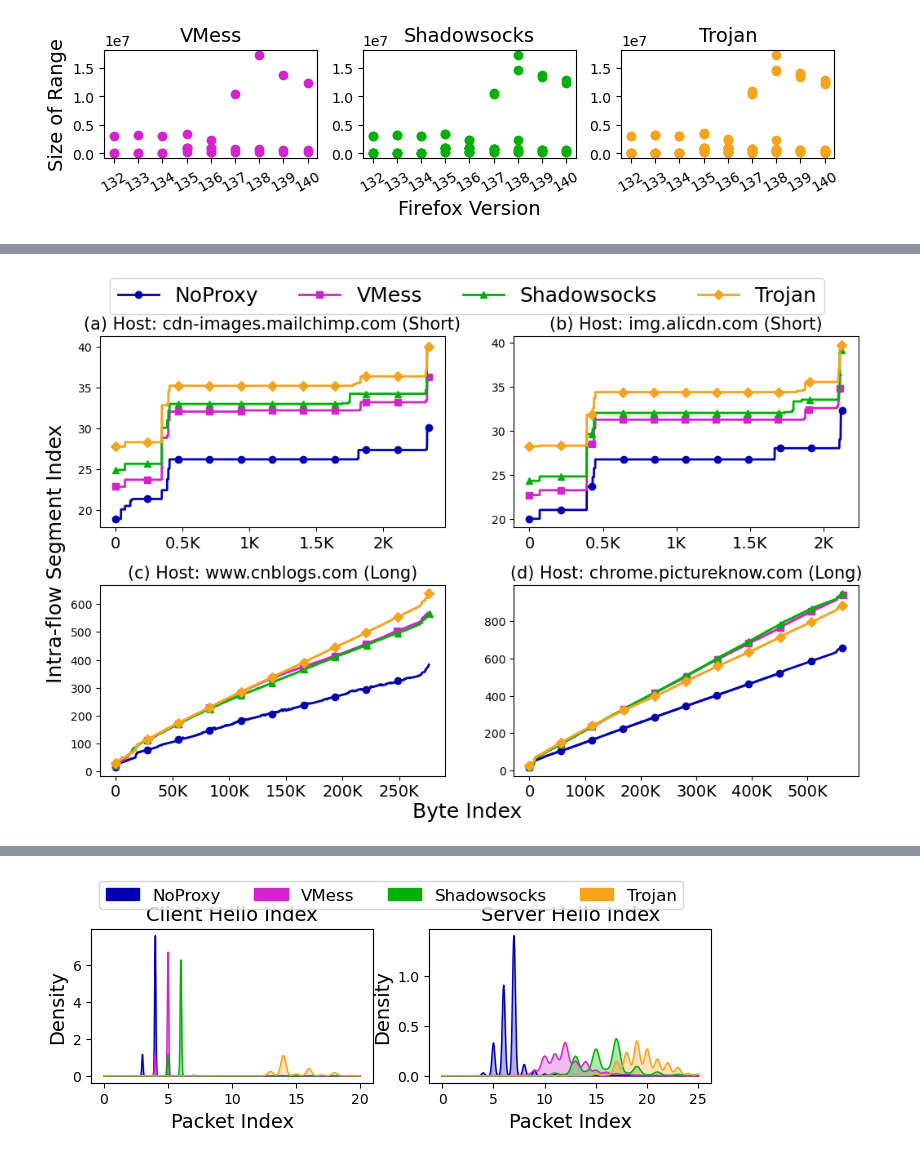
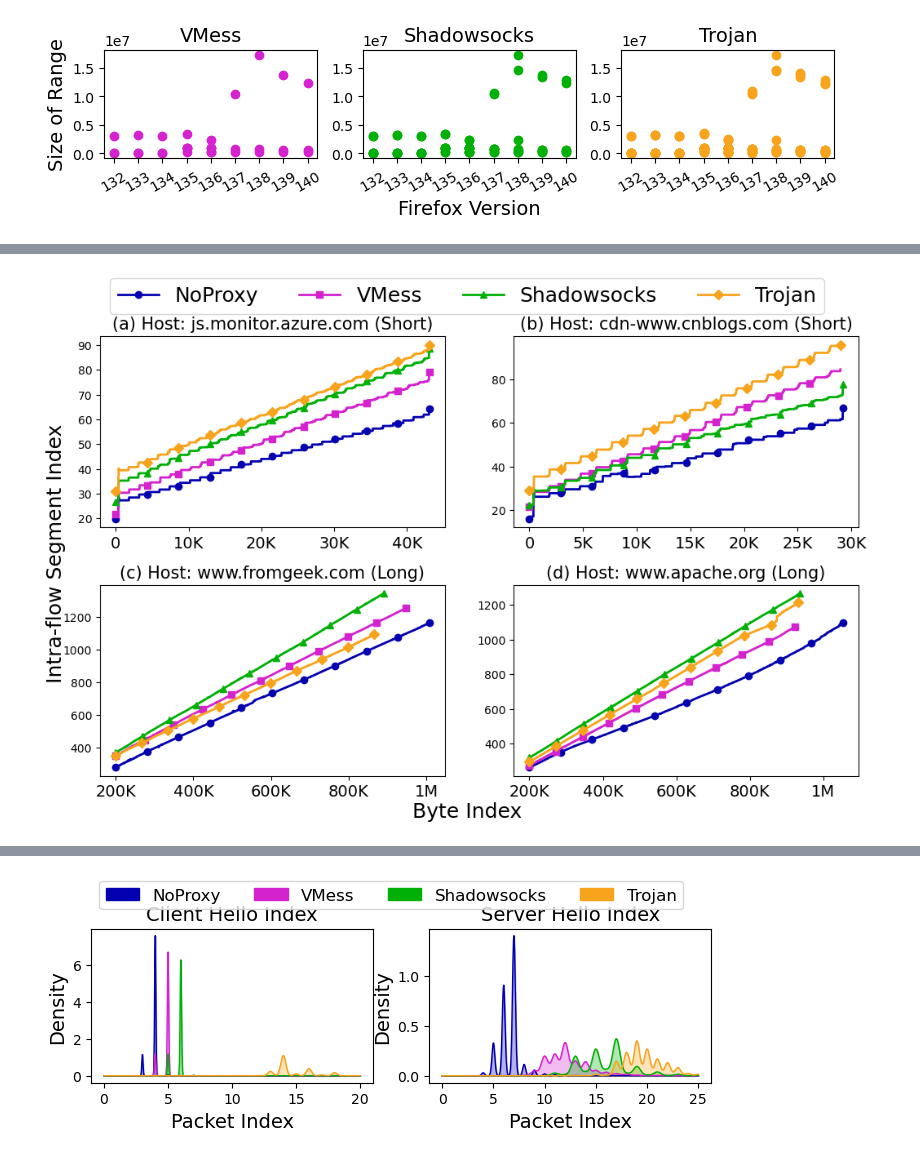
Before and after one commit to wesly2000/PA3, a Jupyter notebook: exp/data_analysis/stream_analysis.ipynb, the cells around one changed output, grey strips where cells are left out. Drawn from its saved outputs; the diff is of its cells as text; code cells hidden in the pictures.

```diff
--- a/exp/data_analysis/stream_analysis.ipynb
+++ b/exp/data_analysis/stream_analysis.ipynb
@@ -205,15 +241,15 @@ color_map = ["#d422ce", "#00b006", "#f7a31b"]
 
 patches = [mpatches.Patch(color=color_map[i], label=protocols[i]) for i in range(3)]
 
-x_lim = [300000, .6e6, 4e6]
+x_lim = [300000, 31_000, 4e6]
 x_ticks = [
     [0, 100_000, 200_000, 300_000],     # 0, 100K, 200K, 300K
-    [0, 200_000, 400_000, 600_000],     # 0, 200K, 400K, 600K
+    [0, 10_000, 20_000, 30_000],     # 0, 200K, 400K, 600K
     [0, 1_000_000, 2_000_000, 3_000_000, 4_000_000]   # 0, 1M, 2M, 3M, 4M
 ]
 x_ticklabels = [
     ['0', '100K', '200K', '300K'],
-    ['0', '200K', '400K', '600K'],
+    ['0', '10K', '20K', '30K'],
     ['0', '1M', '2M', '3M', '4M']
 ]
 
@@ -534,22 +580,20 @@ def human_format(num, pos=None):
 
 color_map = {"NoProxy": "#0300b0", "VMess": "#d422ce", "Shadowsocks": "#00b006", "Trojan": "#f7a31b"}
 protocol_markers = {"NoProxy": "o", "VMess": "s", "Shadowsocks": "^", "Trojan": "D"}
+# color_map = {"VMess": "#d422ce", "Shadowsocks": "#00b006", "Trojan": "#f7a31b"}
+# protocol_markers = {"VMess": "s", "Shadowsocks": "^", "Trojan": "D"}
+
 names = [
     [
-        "ocw.mit.edu_cdn-images.mailchimp.com",  # Short
-        # "ask.zol.com.cn_icon.zol.com.cn",  # Short
-        # "ask.zol.com.cn_apiwmda.58.com.cn",  # Short
-        # "github.com_api.github.com",  # Short
-        "m.sm.cn_img.alicdn.com"  # Short
+        # "ocw.mit.edu_cdn-images.mailchimp.com",  # Short
+        # "www.academia.edu_www.facebook.com",  # Short
+        "www.office.com_js.monitor.azure.com",  # Short
+        "www.cnblogs.com_cdn-www.cnblogs.com", # Short
     ],
     [
-        # "github.com_github.com",  # Long
-        "www.cnblogs.com_www.cnblogs.com",  # Long
-        # "archive.org_archive.org",  # Long
-        "chrome.pictureknow.com_chrome.pictureknow.com",  # Long
-        # "archive.org_archive.org",  # Long
-        # "openai.com_images.ctfassets.net",  # Long and split
-        # "www.amazon.com_m.media-amazon.com", # Long and split
+        # "cloud.tencent.com_opc.cloud.tencent.com",  # Long
+        "www.fromgeek.com_www.fromgeek.com",  # Long
+        "www.apache.org_www.apache.org",  # Long
     ]
 ]
 
@@ -575,10 +619,19 @@ for i, row in enumerate(names):
             std_array_path = Path(f"{output_root}/seg_compute/{base}/{protocol.lower()}/std_{name}.npy")
             avg_byte_segments, std_byte_segments = np.load(avg_array_path), np.load(std_array_path)
 
+            # mid = len(avg_byte_segments) // 2
+            mid = 200_000
+            if i == 1:
+                avg_byte_segments = avg_byte_segments[mid:]
+                std_byte_segments = std_byte_segments[mid:]
+                x = np.arange(mid, mid + len(avg_byte_segments))
+            else:
+                x = np.arange(len(avg_byte_segments))
+
             cv_means[protocol] = float(np.mean(std_byte_segments/avg_byte_segments))
             marker_step = max(1, len(avg_byte_segments) // 10)
             ax.plot(
-                avg_byte_segments,
+                x, avg_byte_segments,
                 linewidth=2,
                 color=color_map[protocol],
                 label=f"{protocol}",
@@ -590,31 +643,31 @@ for i, row in enumerate(names):
 
         # Remove per-subplot labels; set global labels after the loop
         host, sni = name.split('_')
         # The first row represents host transmitting short flows, the second row represents those transmitting long flows
         ax.set_title(
             f'({index[i][j]}) Host: {sni}' + (f' (Short)' if i == 0 else f' (Long)'),
             fontsize=15,
         )
         # Change xticks font size to 10
         ax.tick_params(axis='x', labelsize=14)
         # Add human-readable byte tick formatter to x-axis
         ax.xaxis.set_major_formatter(FuncFormatter(human_format))
 
         max_cv = max(cv_means.values())
         # ax.text(
         #     0.98, 0.05, f"Max CV: {max_cv:.2f}",
         #     transform=ax.transAxes, ha='right', va='bottom', fontsize=16,
         #     bbox=dict(boxstyle='round,pad=0.3', facecolor='white', alpha=0.85, edgecolor='gray'),
         # )
 
         handles, labels = ax.get_legend_handles_labels()
 
 fig.legend(handles, labels, loc='upper center', ncol=4, bbox_to_anchor=(0.5, 1), fontsize=18)
 # Set global labels after the loop
 fig.supxlabel('Byte Index', y=0.03, fontsize=18)
 fig.supylabel('Intra-flow Segment Index', x=0.07, fontsize=18)
 fig.subplots_adjust(hspace=0.3)
 
 fig.savefig('byte_segment_map.pdf', bbox_inches='tight', dpi=300, format='pdf')
 # %% [output]
-[figure, old version]
+[figure, new version]
```
Also changed, not shown: parts of 12 cells of this notebook, 1 other file.
